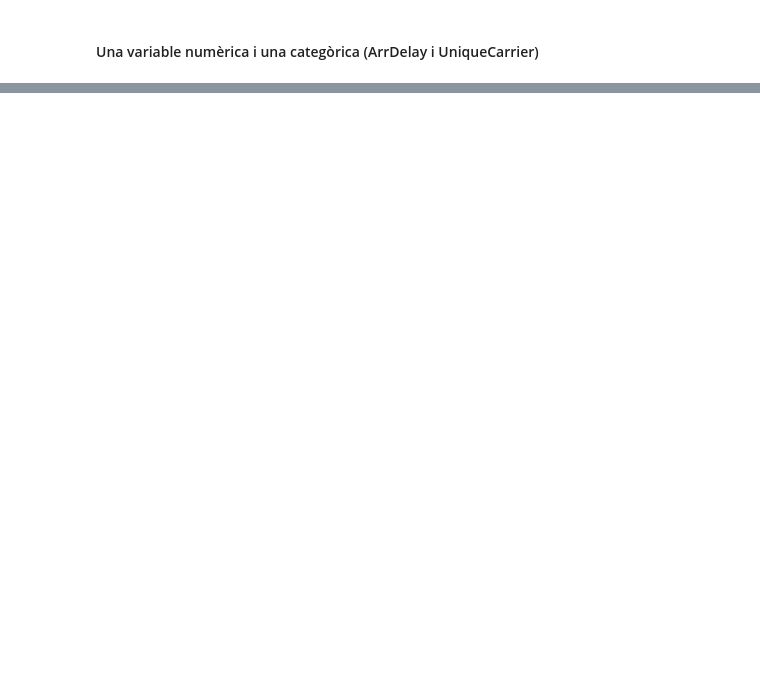
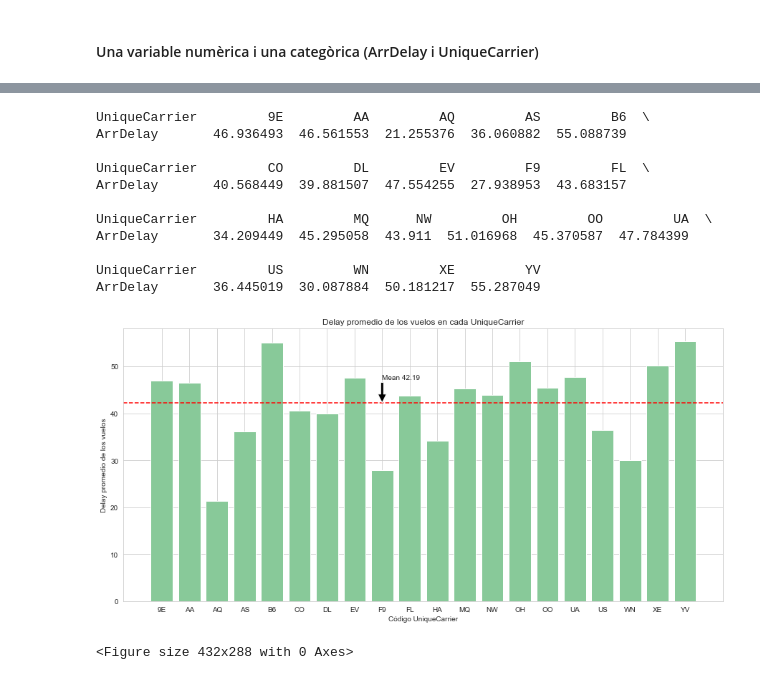
Before and after one commit to adriacb99/visualitzaci-_explorat-ria, a Jupyter notebook: S03 T01.ipynb, the cells around one changed output, grey strips where cells are left out. Cells and saved outputs as stored; diff of their text form; code cells hidden in the pictures; blank space fills up the shorter version.

```diff
--- a/S03 T01.ipynb
+++ b/S03 T01.ipynb
@@ -86,0 +88,29 @@ AttributeError: module 'seaborn' has no attribute 'histplot'
+# %%
+dat = df[["UniqueCarrier", "ArrDelay"]]
+dat = dat.groupby("UniqueCarrier").mean()
+dat = dat.T
+print(dat)
+plt.figure(figsize=(15,7))
+plt.bar(dat.columns, dat.loc["ArrDelay"], color = "#88c999")
+plt.axhline(df.ArrDelay.mean(), color ="Red", linestyle="--")
+nu = "Mean "+ str(truncate(df.ArrDelay.mean(), 2))
+plt.title("Delay promedio de los vuelos en cada UniqueCarrier")
+plt.xlabel("Código UniqueCarrier")
+plt.ylabel("Delay promedio de los vuelos")
+plt.annotate(nu, xy=(dat.columns.get_loc("F9"),dat.loc["ArrDelay"].mean()),xytext=(dat.columns.get_loc("F9"),dat.loc["ArrDelay"].mean()+5),arrowprops=dict(facecolor='black'))
+plt.show()
+plt.savefig("Una variable numèrica y una categòrica")
+# %% [output]
+UniqueCarrier         9E         AA         AQ         AS         B6  \
+ArrDelay       46.936493  46.561553  21.255376  36.060882  55.088739
+
+UniqueCarrier         CO         DL         EV         F9         FL  \
+ArrDelay       40.568449  39.881507  47.554255  27.938953  43.683157
+
+UniqueCarrier         HA         MQ      NW         OH         OO         UA  \
+ArrDelay       34.209449  45.295058  43.911  51.016968  45.370587  47.784399
+
+UniqueCarrier         US         WN         XE         YV
+ArrDelay       36.445019  30.087884  50.181217  55.287049
+[figure, added]
+<Figure size 432x288 with 0 Axes>
```
Also changed, not shown: parts of 13 cells of this notebook.
